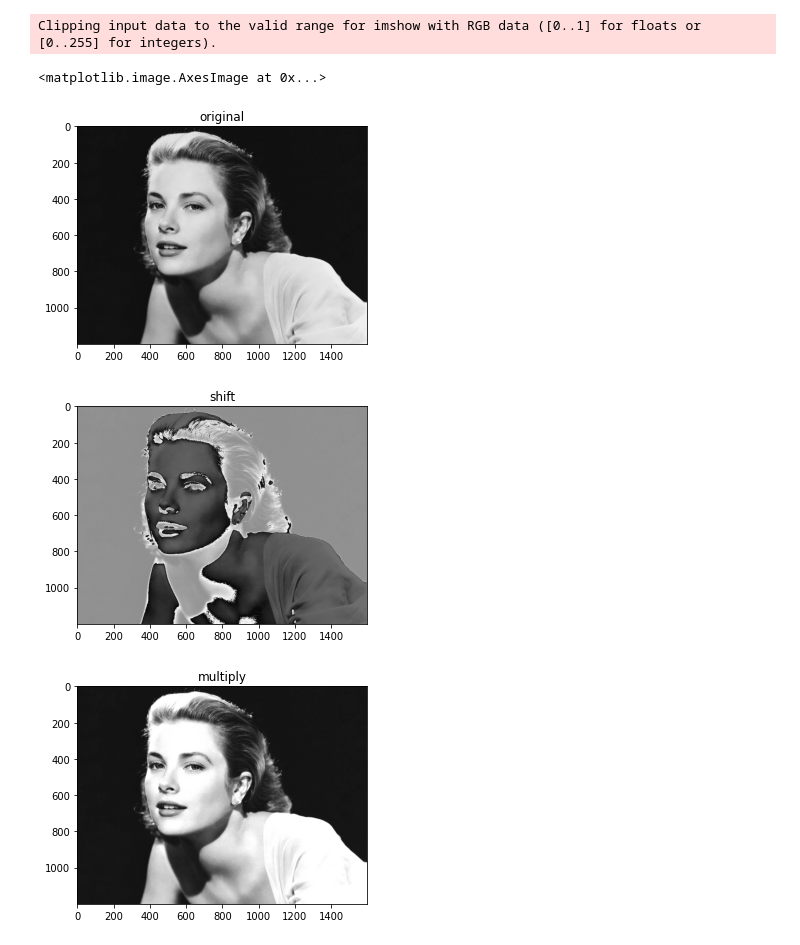
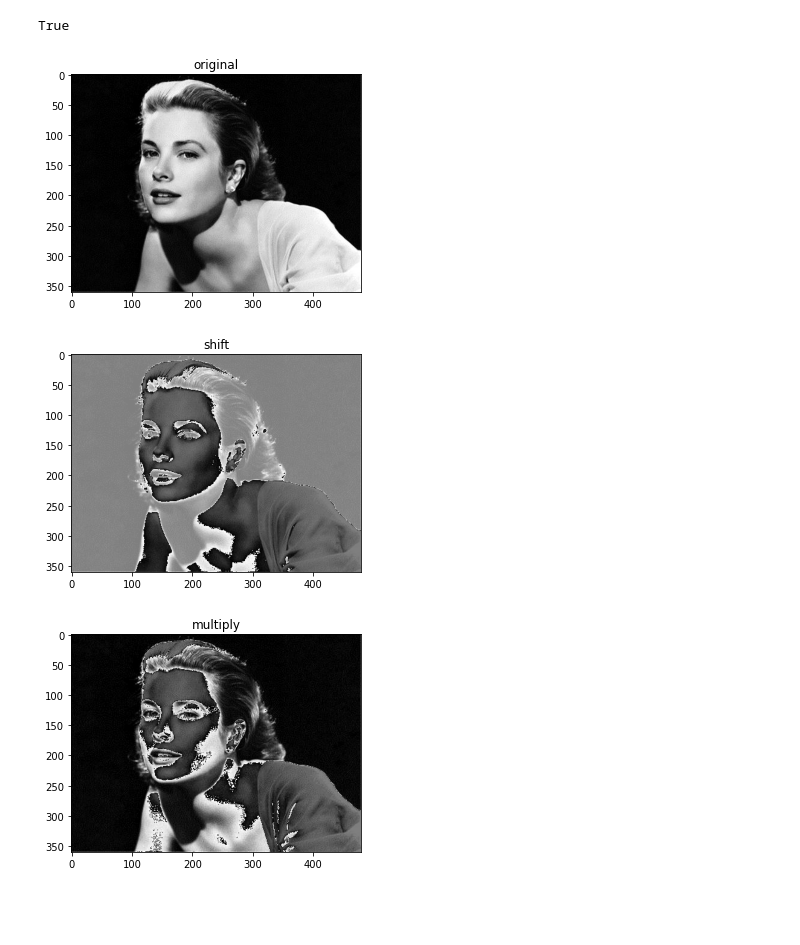
Before and after one commit to dolphinLesha/data_interpretation2, a Jupyter notebook: notebooks/task1.ipynb, the cells around one changed output. Drawn from its saved outputs; the diff is of its cells as text; code cells hidden in the pictures; blank space fills up the shorter version.

```diff
--- a/notebooks/task1.ipynb
+++ b/notebooks/task1.ipynb
@@ -4,30 +4,32 @@ import cv2 as cv
 import matplotlib.pyplot as plt
 import math
 # %%
-img = cv.imread('C:/Users/ACER/Desktop/02.jpg')
+img = cv.imread(r'D:\study\moed2\1lab\grace.jpg')
 img = np.array(img)/255
 # print(img)
 plt.figure()
 plt.title('original')
 plt.imshow(img)
+cv.imwrite(r'D:\study\moed2\1lab\grace_1.jpg', img)
 
 img2 = img+0.5
 img2=img2*255
 plt.figure()
 plt.title('shift')
 plt.imshow((img2%255).astype('int'))
+cv.imwrite(r'D:\study\moed2\1lab\grace_2.jpg', img2%255)
 
-img3 = img*1.2
+img3 = img*1.5
 img3=img3*255
 plt.figure()
 plt.title('multiply')
-plt.imshow((img3).astype('int'))
+plt.imshow((img3%255).astype('int'))
+cv.imwrite(r'D:\study\moed2\1lab\grace_3.jpg', img3%225)
 # %% [output]
-Clipping input data to the valid range for imshow with RGB data ([0..1] for floats or [0..255] for integers).
+True
-<matplotlib.image.AxesImage at 0x...>
-[figure, old version]
+[figure, new version]
-[figure, old version]
+[figure, new version]
-[figure, old version]
+[figure, new version]
 # %%
 mx = np.max(img2)
 mn = np.min(img2)
```
Also changed, not shown: parts of 1 cell of this notebook, 4 other files.
